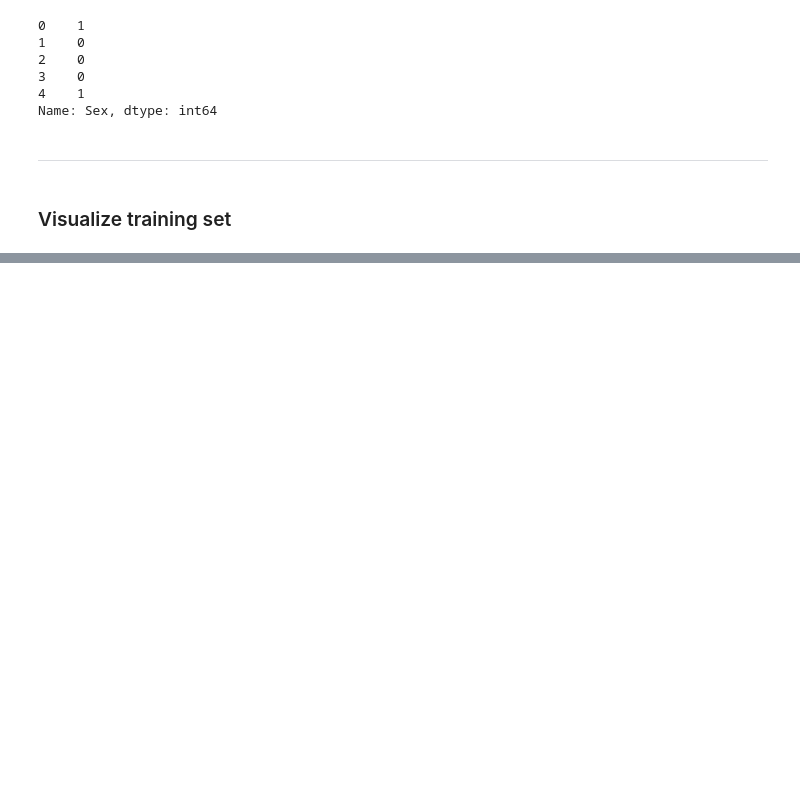
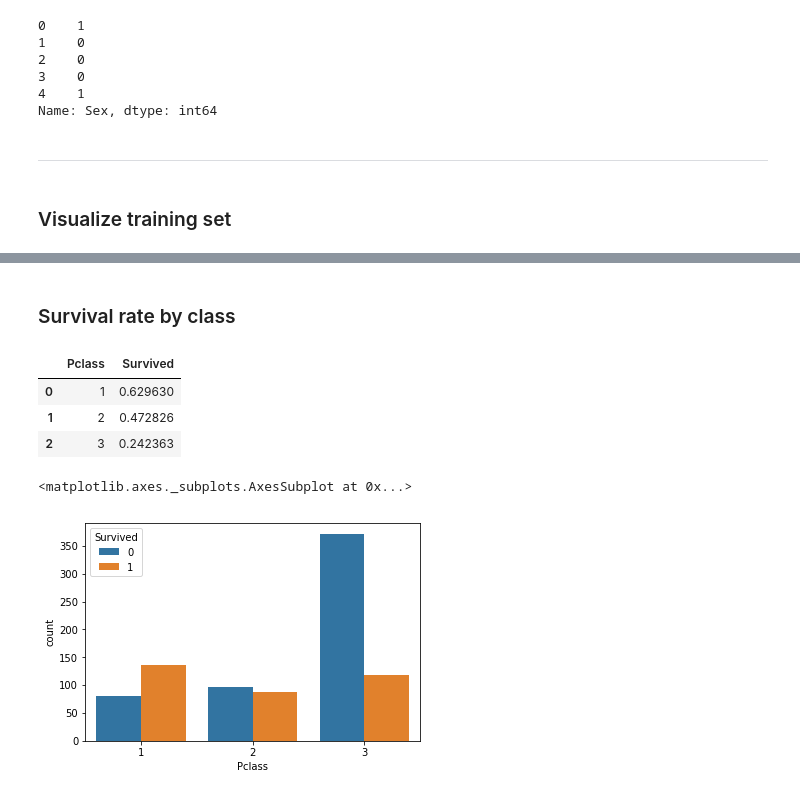
Before and after one commit to pranav-ap/titanic-analysis, a Jupyter notebook: exploration.ipynb, the cells around one changed output, grey strips where cells are left out. Cells and saved outputs as stored; diff of their text form; code cells hidden in the pictures; blank space fills up the shorter version.

```diff
--- a/exploration.ipynb
+++ b/exploration.ipynb
@@ -195,0 +214,16 @@ Name: Sex, dtype: int64
+# %% [markdown]
+### Survival rate by class
+# %%
+survival_rate_by_class = train[['Pclass', 'Survived']].groupby(['Pclass'], as_index = False).mean()
+survival_rate_by_class = survival_rate_by_class.sort_values(by = 'Survived', ascending = False)
+survival_rate_by_class
+# %% [output]
+|  | Pclass | Survived |
+| 0 | 1 | 0.629630 |
+| 1 | 2 | 0.472826 |
+| 2 | 3 | 0.242363 |
+# %%
+sns.countplot(x = "Pclass", hue = "Survived", data = train)
+# %% [output]
+<matplotlib.axes._subplots.AxesSubplot at 0x...>
+[figure, added]
```
Also changed, not shown: parts of 10 cells of this notebook, 1 other file.
